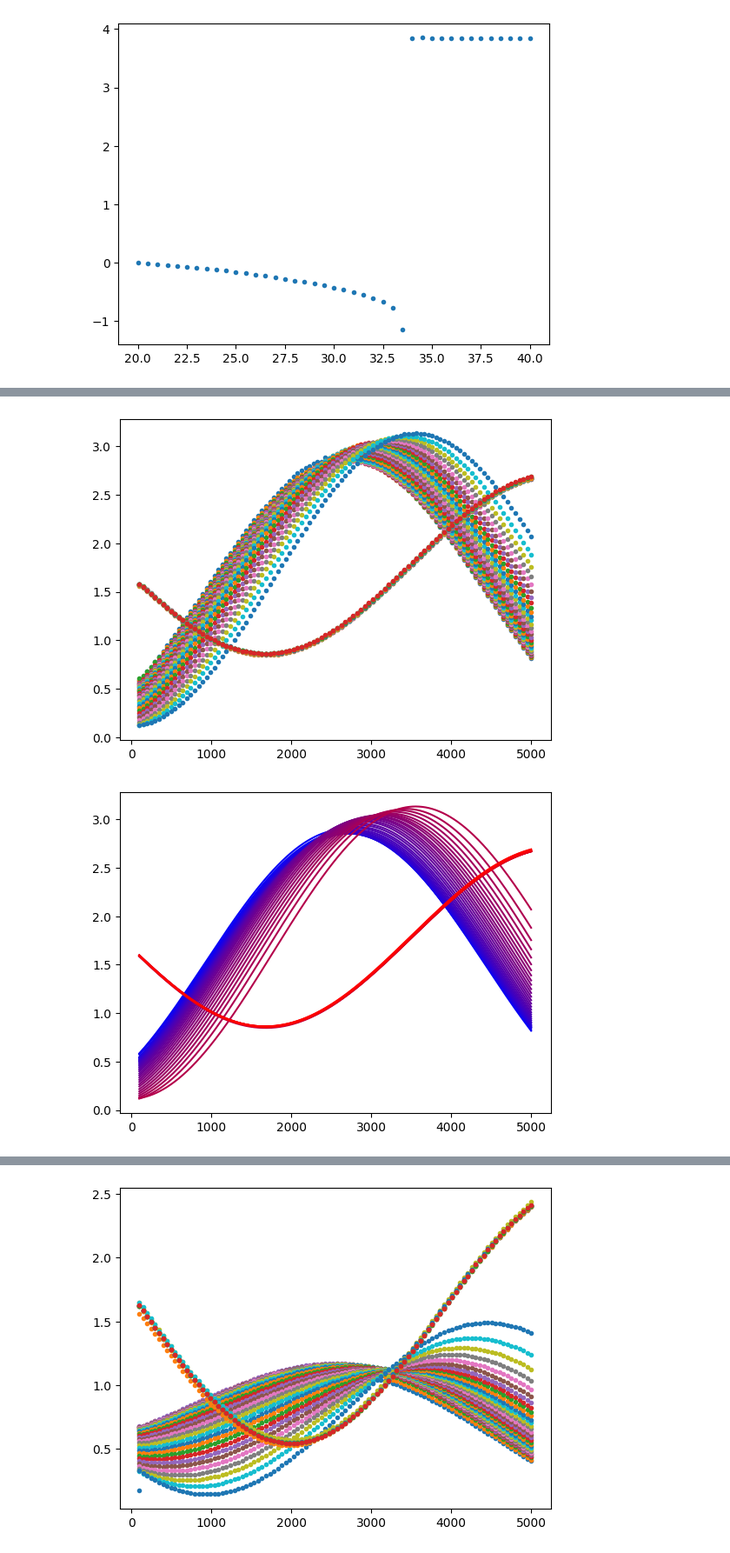
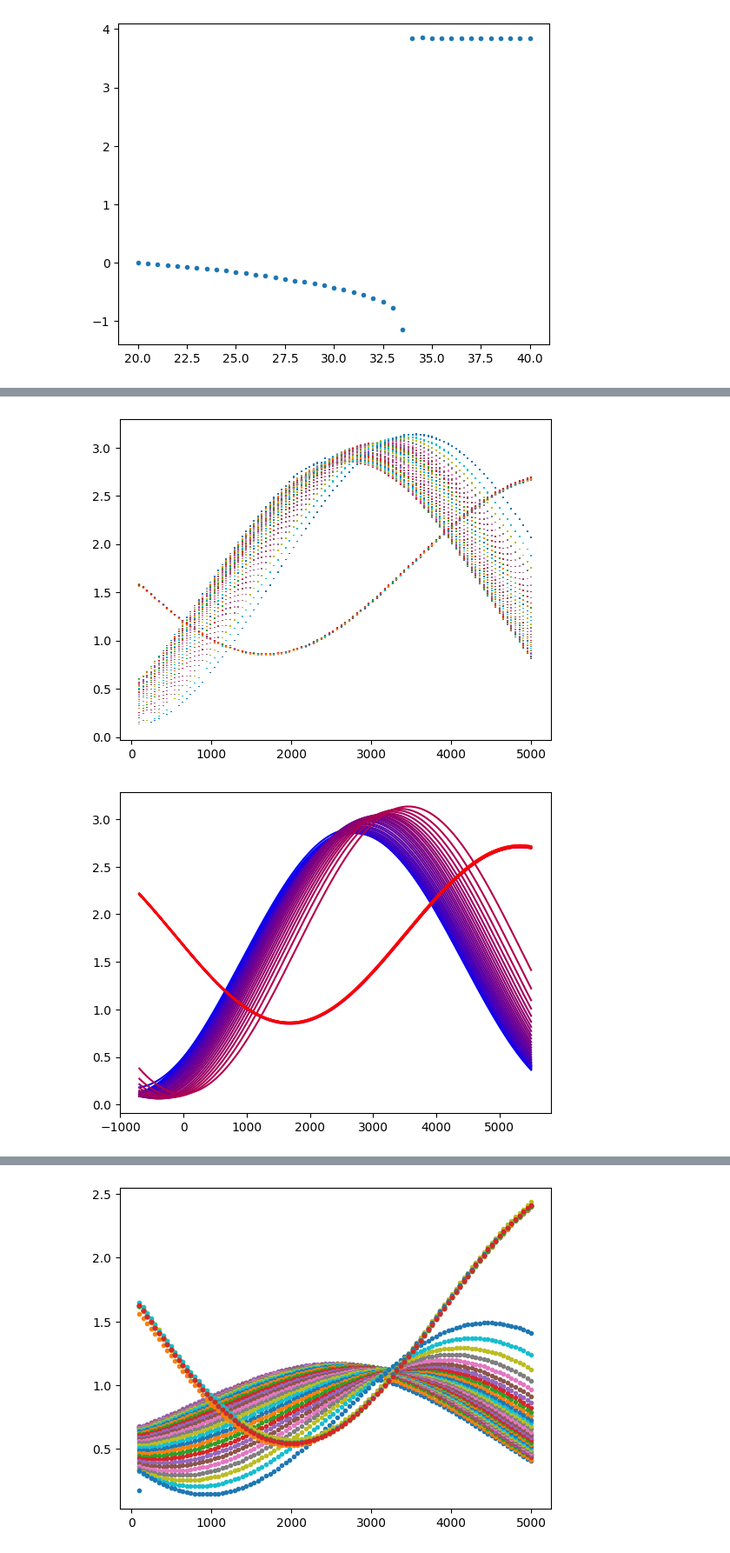
Before and after one commit to cwru-robin/Phys301, a Jupyter notebook: Birefringence/Untitled.ipynb, the cells around one changed output, grey strips where cells are left out. Shown at 87% size. Drawn from its saved outputs; the diff is of its cells as text; code cells hidden in the pictures.

```diff
--- a/Birefringence/Untitled.ipynb
+++ b/Birefringence/Untitled.ipynb
@@ -91,3 +95,14 @@ for x,y,i in zip(arange,yl,crange):
 # %%
 pl=np.array(pl)
 cl=np.array(cl)
+# %%
+iparrell=[]
+iperpendiclur=[]
+ratio=[]
+
+xfine= np.linspace(min(xl[0])-800,max(xl[0])+500,10000)
+for p in pl:
+    iparrell.append(max(sin_model(xfine,*p)))
+    iperpendiclur.append(min(sin_model(xfine,*p)))
+    ratio.append(max(sin_model(xfine,*p))/min(sin_model(xfine,*p)))
+plt.plot(birecon*np.arctan(np.sqrt(ratio)))
@@ -110,3 +128,7 @@ filenames.sort(key = keys )
 for i in filenames:
     xl.append(io.loadmat(i)["HV"][0])
     yl.append(io.loadmat(i)["Voltage_R"][0])
+yl=np.round(yl,5)
+# %%
+eyl=0.003*yl+0.002
+eyl
@@ -113,19 +149,19 @@ for i in filenames:
 # %%
-for x,y in zip(xl,yl):
-    plt.plot(x,y,".")
+for x,y,e in zip(xl,yl,eyl):
+    plt.errorbar(x,y,yerr=e,ls='none')
 # %% [output]
-[figure, old version]
+[figure, new version]
 # %%
 arange= np.arange(20,40.5,.5)
-xfine= np.linspace(min(xl[0]),max(xl[0]),10000)
+xfine= np.linspace(min(xl[0])-800,max(xl[0])+500,10000)
 pl=[]
 cl=[]
 crange=np.arange(1,len(xl)+1)
 for y,i in zip(yl,crange):
     p,c = opt.curve_fit(sin_model, xl[0], y,p0=(2,0,1/8000,1.5))
     pl.append(p)
     cl.append(c)
     plt.plot(xfine,sin_model(xfine,*p),color=colorFader(c1,c2,i/n))
 # %% [output]
-[figure, old version]
+[figure, new version]
 # %%
```
Also changed, not shown: parts of 32 cells of this notebook, 2 other files.
